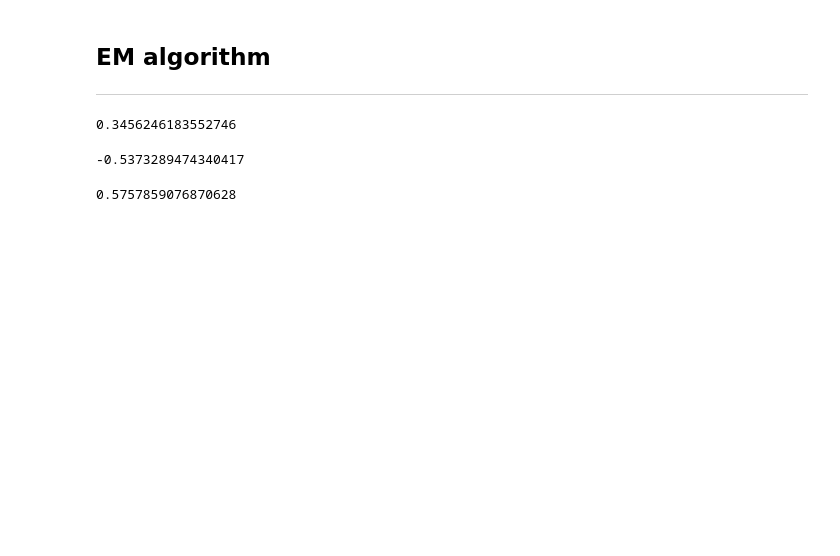
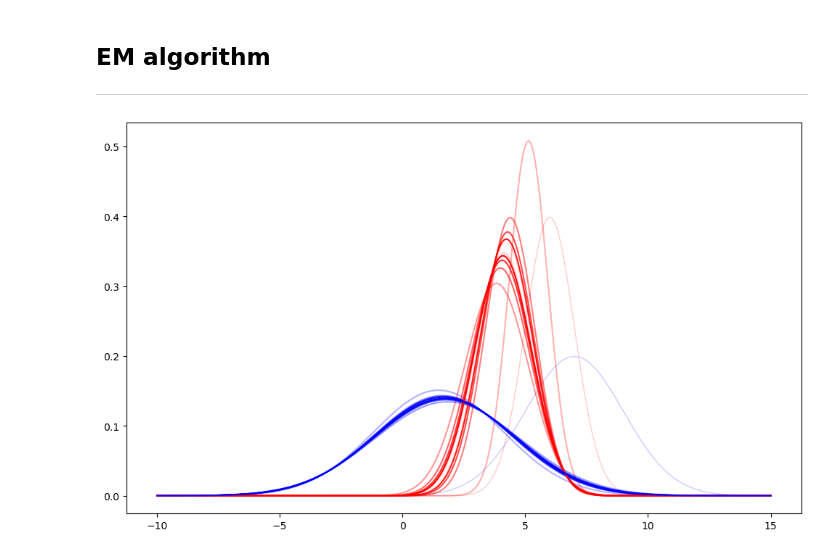
Before and after one commit to bernhard-pfann/my-study-notebooks, a Jupyter notebook: machine_learning/em_algorithm.ipynb, the cells around one changed output. Drawn from its saved outputs; the diff is of its cells as text; code cells hidden in the pictures; blank space fills up the shorter version.

Commit message:
updated em algorithm

```diff
--- a/machine_learning/em_algorithm.ipynb
+++ b/machine_learning/em_algorithm.ipynb
@@ -23,16 +10,0 @@ posterior_2 = prior_2 * likelihood_2 / evidence
-# %%
-n_1 = sum(posterior_1)
-hat_prior_1 = n_1/5
-hat_prior_1
-# %% [output]
-0.3456246183552746
-# %%
-hat_mu_1 = sum(posterior_1*x)/n_1
-hat_mu_1
-# %% [output]
--0.5373289474340417
-# %%
-hat_sig_1 = np.sqrt(sum(posterior_1 * np.square(x - hat_mu_1))/n_1)
-hat_sig_1**2
-# %% [output]
-0.5757859076870628
@@ -38,0 +23,47 @@ hat_sig_1**2
+# %%
+def m_step(posterior, x) -> Tuple[ArrayLike, ArrayLike]:
+    size = [
+        np.sum(posterior[0]),
+        np.sum(posterior[1])
+    ]
+    mu = np.array([
+        np.sum(x*posterior_1)/size[0],
+        np.sum(x*posterior_2)/size[1]
+    ])
+    var = np.array([
+        np.sum(posterior_1*np.power(x-mu[0], 2))/size[0],
+        np.sum(posterior_2*np.power(x-mu[1], 2))/size[1]
+    ])
+
+    return mu, np.sqrt(var)
+# %%
+# Parameters
+x      = np.array([-1, 0, 4, 5, 6])
+mu     = np.array([6,7])
+sig    = np.array([1,2])
+weight = np.array([0.5, 0.5])
+xaxis  = np.linspace(-10, 15, 300)
+
+
+# Initialization
+norm_1 = norm(mu[0], sig[0]).pdf(xaxis)
+norm_2 = norm(mu[1], sig[1]).pdf(xaxis)
+alpha = 0.2
+plt.figure(figsize=(12,7))
+plt.plot(xaxis, norm_1, color="red", label="N_1", lw=1, alpha=alpha)
+plt.plot(xaxis, norm_2, color="blue", label="N_2", lw=1, alpha=alpha)
+
+
+# EM Algorithm
+for i in range(10):
+    posterior = e_step(mu, sig, weight, x)
+    mu, sig = m_step(posterior, x)
+
+    norm_1 = norm(mu[0], sig[0]).pdf(xaxis)
+    norm_2 = norm(mu[1], sig[1]).pdf(xaxis)
+
+    alpha += 0.1
+    plt.plot(xaxis, norm_1, color="red", alpha=alpha)
+    plt.plot(xaxis, norm_2, color="blue", alpha=alpha)
+# %% [output]
+[figure, added]
```
Also changed, not shown: parts of 3 cells of this notebook.
